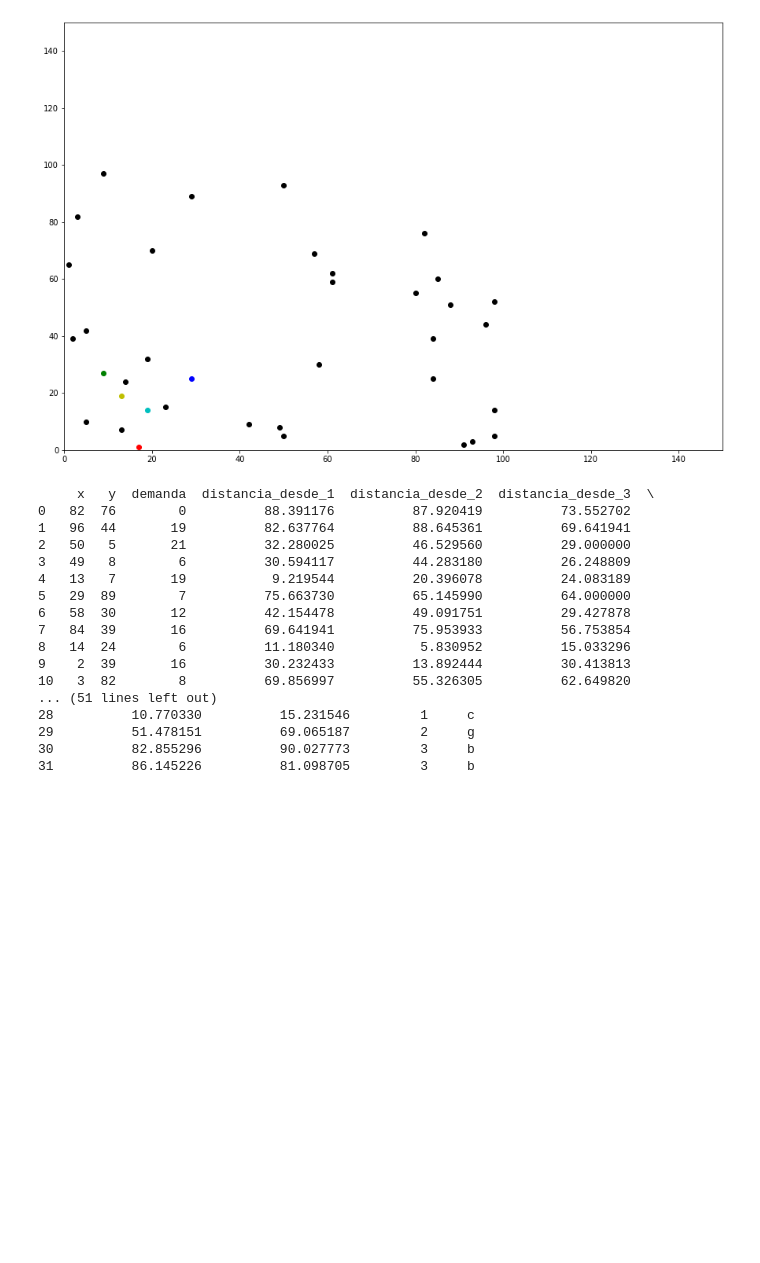
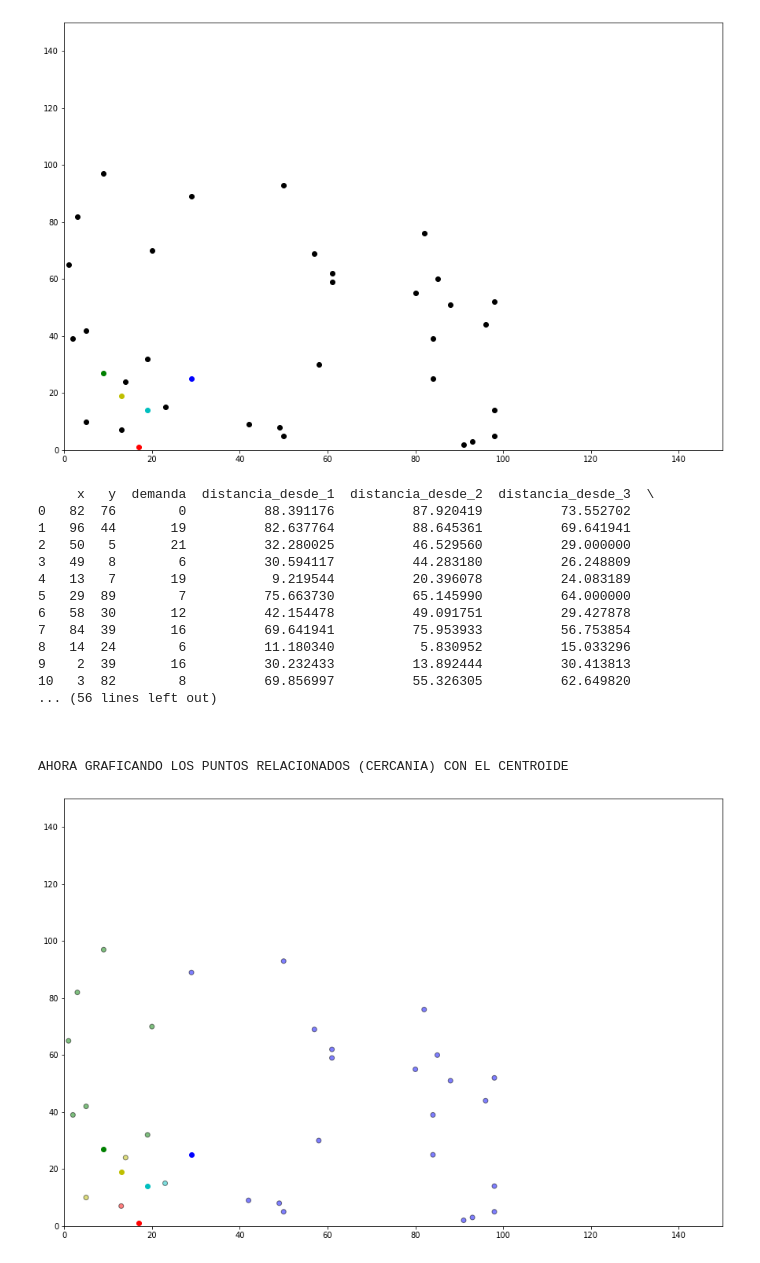
Before and after one commit to felipeabarzua/ML-MH-CVRP, a Jupyter notebook: CVRP - INSTANCE.ipynb, the cells around one changed output. Cells and saved outputs as stored; diff of their text form; code cells hidden in the pictures; blank space fills up the shorter version.

```diff
--- a/CVRP - INSTANCE.ipynb
+++ b/CVRP - INSTANCE.ipynb
@@ -164,35 +164,50 @@ plt.show()
 def asignar_centroide(df , centroide):
     for i in centroide.keys():
         df['distancia_desde_{}'.format(i)] = (
 
            # np.hypot(df['x'] - centroide[i][0] , df['y'] - centroide[i][1])
             np.sqrt( (df['x'] - centroide[i][0])**2 + (df['y'] - centroide[i][1])**2 )
         )
 
     distancia_centroide = ['distancia_desde_{}'.format(i) for i in centroide.keys()]
     df['cercania'] = df.loc[: , distancia_centroide].idxmin(axis=1)
     df['cercania'] = df['cercania'].map(lambda x : int(x.lstrip('distancia_desde_')))
     df['color'] = df['cercania'].map(lambda x : colmap[x])
     return df
 
 
 df = asignar_centroide(df , centroide)
 print(df)
+print("\n")
+print("\n")
+
+
+
+print("AHORA GRAFICANDO LOS PUNTOS RELACIONADOS (CERCANIA) CON EL CENTROIDE ")
+fig = plt.figure(figsize=(15,10))
+plt.scatter(df['x'],df['y'],color = df['color'] , alpha=0.5 ,  edgecolor ='k')
+for i in centroide.keys():
+    plt.scatter(*centroide[i] , color = colmap[i])
+
+plt.xlim(0,150)
+plt.ylim(0,150)
+plt.show()
 # %% [output]
      x   y  demanda  distancia_desde_1  distancia_desde_2  distancia_desde_3  \
 0   82  76        0          88.391176          87.920419          73.552702
 1   96  44       19          82.637764          88.645361          69.641941
 2   50   5       21          32.280025          46.529560          29.000000
 3   49   8        6          30.594117          44.283180          26.248809
 4   13   7       19           9.219544          20.396078          24.083189
 5   29  89        7          75.663730          65.145990          64.000000
 6   58  30       12          42.154478          49.091751          29.427878
 7   84  39       16          69.641941          75.953933          56.753854
 8   14  24        6          11.180340           5.830952          15.033296
 9    2  39       16          30.232433          13.892444          30.413813
 10   3  82        8          69.856997          55.326305          62.649820
-... (51 lines left out)
-28          10.770330          15.231546         1     c
-29          51.478151          69.065187         2     g
-30          82.855296          90.027773         3     b
-31          86.145226          81.098705         3     b
+... (56 lines left out)
+
+
+
+AHORA GRAFICANDO LOS PUNTOS RELACIONADOS (CERCANIA) CON EL CENTROIDE
+[figure, added]
```
Also changed, not shown: parts of 3 cells of this notebook.
